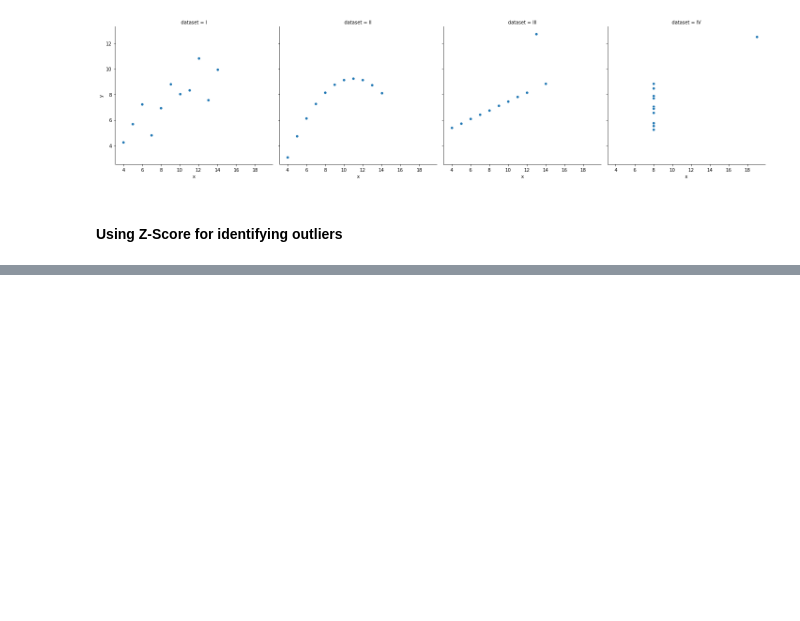
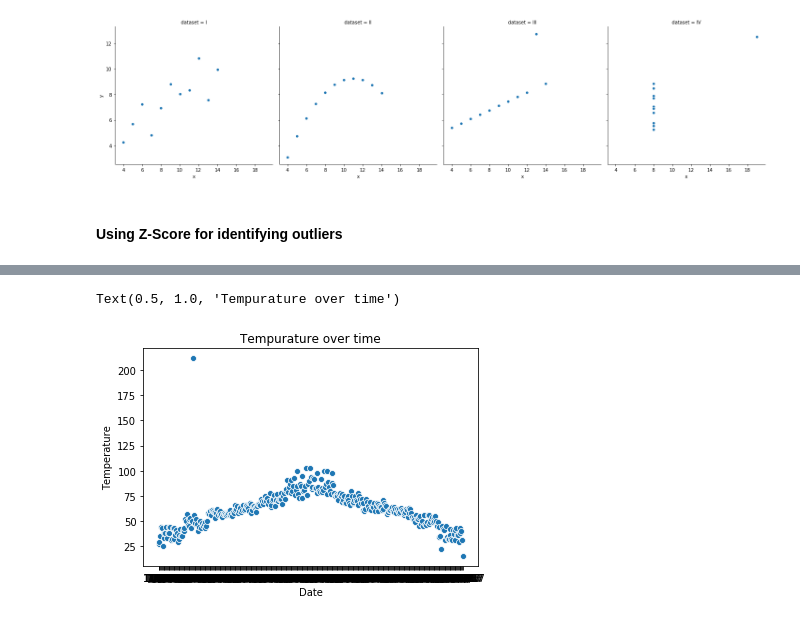
Before and after one commit to soslin/python_review, a Jupyter notebook: anamoly_detection/anomaly_detc_continuous_variable_prob_methods.ipynb, the cells around one changed output, grey strips where cells are left out. Drawn from its saved outputs; the diff is of its cells as text; code cells hidden in the pictures; blank space fills up the shorter version.

```diff
--- a/anamoly_detection/anomaly_detc_continuous_variable_prob_methods.ipynb
+++ b/anamoly_detection/anomaly_detc_continuous_variable_prob_methods.ipynb
@@ -41,0 +44,2 @@ array([195.52964909, -77.72276218, -70.57978811, -74.94246763])
+# %%
+df = pd.read_csv('data/lemonade.csv')
@@ -41,0 +58,3 @@ array([195.52964909, -77.72276218, -70.57978811, -74.94246763])
+# %%
+df.set_index('Date', inplace = True)
+df.head()
@@ -41,0 +69,5 @@ array([195.52964909, -77.72276218, -70.57978811, -74.94246763])
+# %%
+sns.scatterplot(x=df.index, y=df.Temperature).set_title('Tempurature over time')
+# %% [output]
+Text(0.5, 1.0, 'Tempurature over time')
+[figure, added]
```
Also changed, not shown: parts of 35 cells of this notebook.
